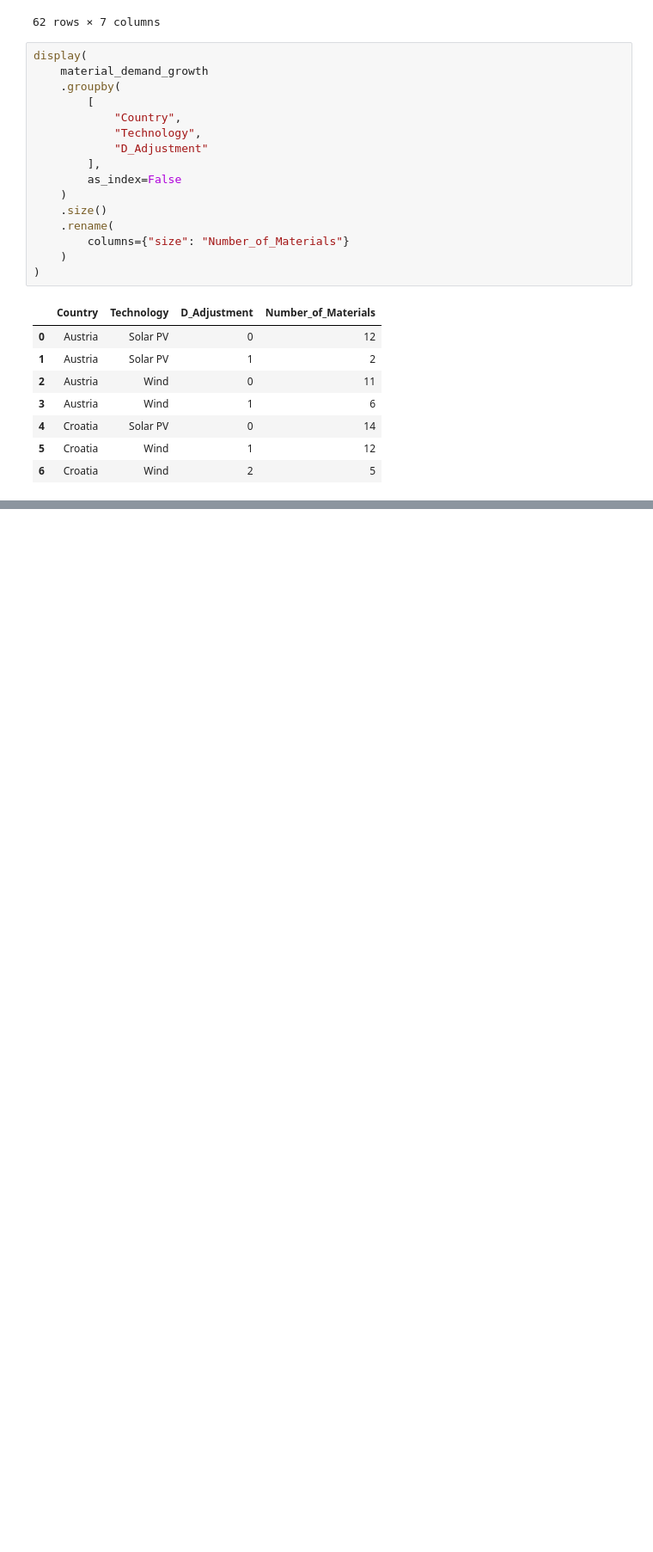
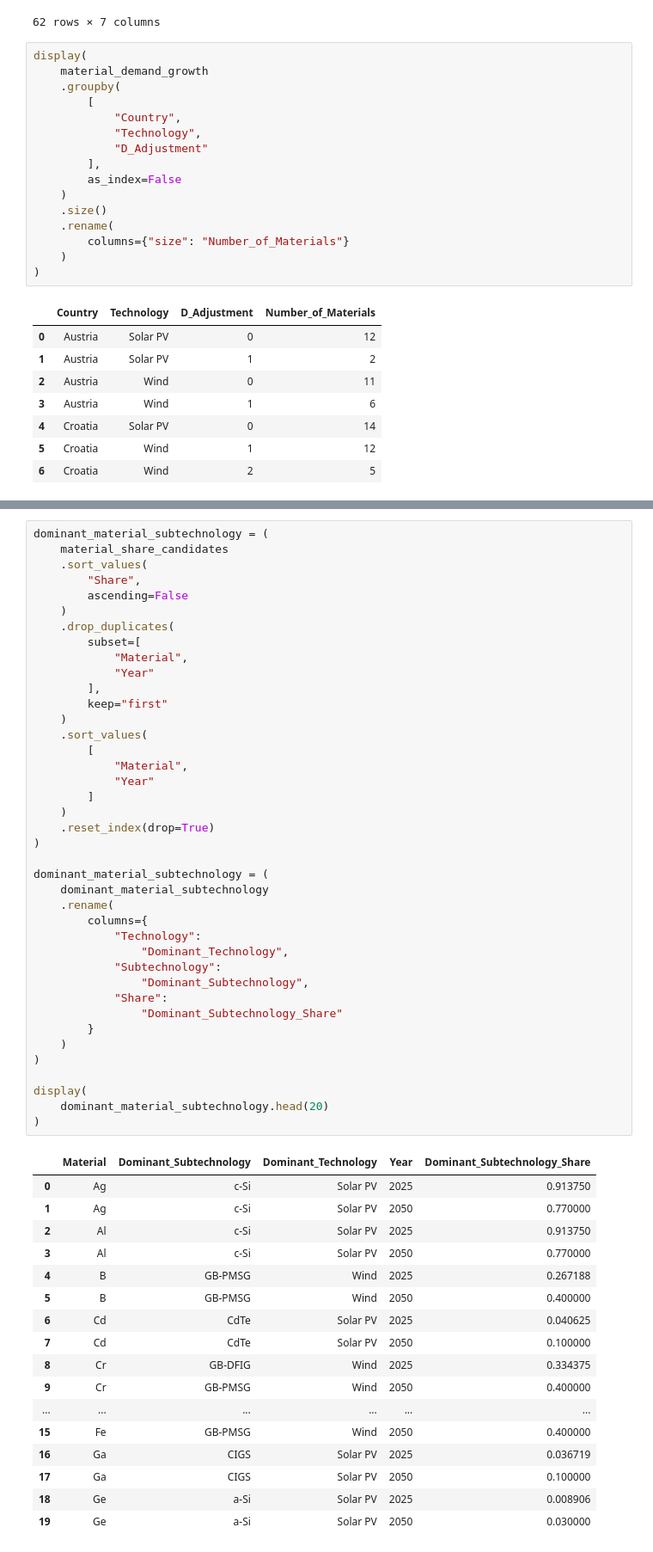
Before and after one commit to Trickwillfrit/MFA, a Jupyter notebook: notebooks/ENV501_Austria_Croatia_MFA.ipynb, the cells around one changed output, grey strips where cells are left out. Shown at 86% size. Saved outputs shown, nothing was run; the diff lists cells and outputs as text; blank space fills up the shorter version.

```diff
--- a/notebooks/ENV501_Austria_Croatia_MFA.ipynb
+++ b/notebooks/ENV501_Austria_Croatia_MFA.ipynb
@@ -6464,0 +6851,58 @@ display(
+# %%
+dominant_material_subtechnology = (
+    material_share_candidates
+    .sort_values(
+        "Share",
+        ascending=False
+    )
+    .drop_duplicates(
+        subset=[
+            "Material",
+            "Year"
+        ],
+        keep="first"
+    )
+    .sort_values(
+        [
+            "Material",
+            "Year"
+        ]
+    )
+    .reset_index(drop=True)
+)
+
+dominant_material_subtechnology = (
+    dominant_material_subtechnology
+    .rename(
+        columns={
+            "Technology":
+                "Dominant_Technology",
+            "Subtechnology":
+                "Dominant_Subtechnology",
+            "Share":
+                "Dominant_Subtechnology_Share"
+        }
+    )
+)
+
+display(
+    dominant_material_subtechnology.head(20)
+)
+# %% [output]
+|  | Material | Dominant_Subtechnology | Dominant_Technology | Year | Dominant_Subtechnology_Share |
+| 0 | Ag | c-Si | Solar PV | 2025 | 0.913750 |
+| 1 | Ag | c-Si | Solar PV | 2050 | 0.770000 |
+| 2 | Al | c-Si | Solar PV | 2025 | 0.913750 |
+| 3 | Al | c-Si | Solar PV | 2050 | 0.770000 |
+| 4 | B | GB-PMSG | Wind | 2025 | 0.267188 |
+| 5 | B | GB-PMSG | Wind | 2050 | 0.400000 |
+| 6 | Cd | CdTe | Solar PV | 2025 | 0.040625 |
+| 7 | Cd | CdTe | Solar PV | 2050 | 0.100000 |
+| 8 | Cr | GB-DFIG | Wind | 2025 | 0.334375 |
+| 9 | Cr | GB-PMSG | Wind | 2050 | 0.400000 |
+| ... | ... | ... | ... | ... | ... |
+| 15 | Fe | GB-PMSG | Wind | 2050 | 0.400000 |
+| 16 | Ga | CIGS | Solar PV | 2025 | 0.036719 |
+| 17 | Ga | CIGS | Solar PV | 2050 | 0.100000 |
+| 18 | Ge | a-Si | Solar PV | 2025 | 0.008906 |
+| 19 | Ge | a-Si | Solar PV | 2050 | 0.030000 |
```
Also changed, not shown: parts of 41 cells of this notebook.
